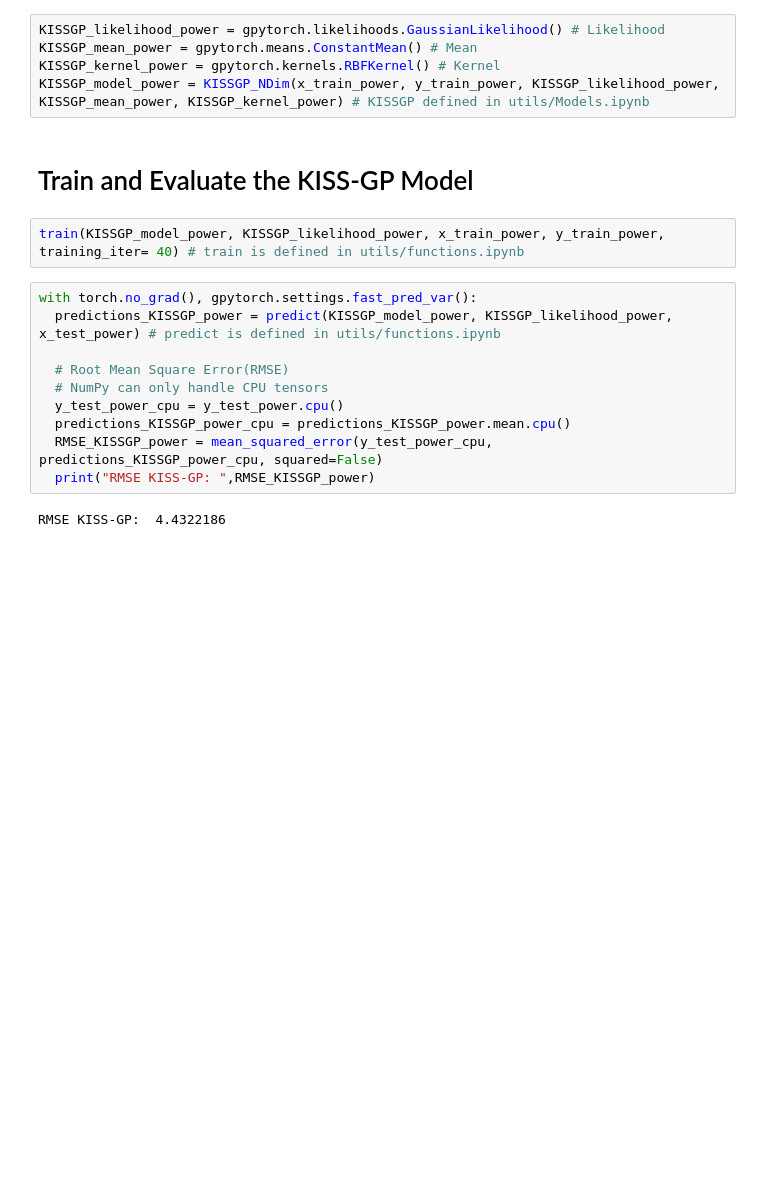
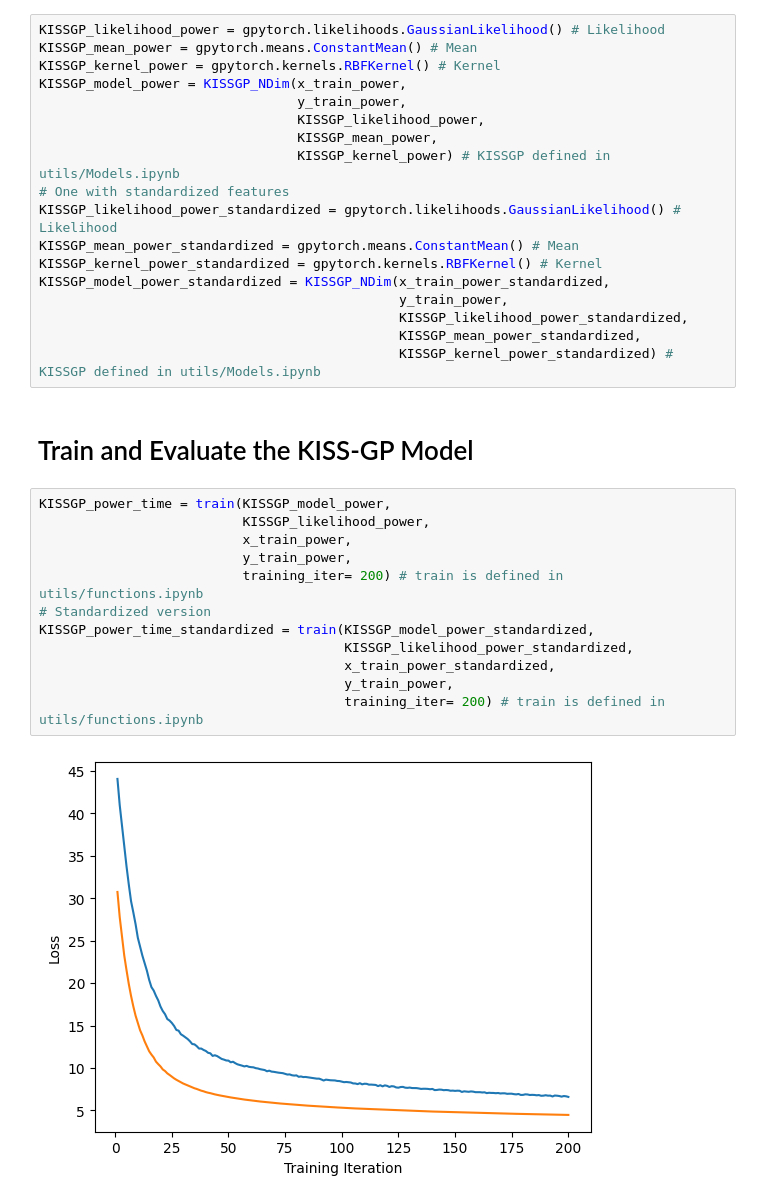
Before and after one commit to Sabelz/Master_Thesis_Alexander, a Jupyter notebook: GPs/PowerGPs.ipynb, the cells around one changed output. Saved outputs shown, nothing was run; the diff lists cells and outputs as text; blank space fills up the shorter version.

Commit message:
First version of inducing model

```diff
--- a/GPs/PowerGPs.ipynb
+++ b/GPs/PowerGPs.ipynb
@@ -80,20 +96,33 @@ test_loader_power = DataLoader(test_dataset_power, batch_size=500, shuffle=False
 KISSGP_likelihood_power = gpytorch.likelihoods.GaussianLikelihood() # Likelihood
 KISSGP_mean_power = gpytorch.means.ConstantMean() # Mean
 KISSGP_kernel_power = gpytorch.kernels.RBFKernel() # Kernel
-KISSGP_model_power = KISSGP_NDim(x_train_power, y_train_power, KISSGP_likelihood_power, KISSGP_mean_power, KISSGP_kernel_power) # KISSGP defined in utils/Models.ipynb
+KISSGP_model_power = KISSGP_NDim(x_train_power,
+                                 y_train_power,
+                                 KISSGP_likelihood_power,
+                                 KISSGP_mean_power,
+                                 KISSGP_kernel_power) # KISSGP defined in utils/Models.ipynb
+# One with standardized features
+KISSGP_likelihood_power_standardized = gpytorch.likelihoods.GaussianLikelihood() # Likelihood
+KISSGP_mean_power_standardized = gpytorch.means.ConstantMean() # Mean
+KISSGP_kernel_power_standardized = gpytorch.kernels.RBFKernel() # Kernel
+KISSGP_model_power_standardized = KISSGP_NDim(x_train_power_standardized,
+                                              y_train_power,
+                                              KISSGP_likelihood_power_standardized,
+                                              KISSGP_mean_power_standardized,
+                                              KISSGP_kernel_power_standardized) # KISSGP defined in utils/Models.ipynb
 # %% [markdown]
 # Train and Evaluate the KISS-GP Model
 # %%
-train(KISSGP_model_power, KISSGP_likelihood_power, x_train_power, y_train_power, training_iter= 40) # train is defined in utils/functions.ipynb
+KISSGP_power_time = train(KISSGP_model_power,
+                          KISSGP_likelihood_power,
+                          x_train_power,
+                          y_train_power,
+                          training_iter= 200) # train is defined in utils/functions.ipynb
+# Standardized version
+KISSGP_power_time_standardized = train(KISSGP_model_power_standardized,
+                                       KISSGP_likelihood_power_standardized,
+                                       x_train_power_standardized,
+                                       y_train_power,
+                                       training_iter= 200) # train is defined in utils/functions.ipynb
+# %% [output]
+[figure, added]
-# %%
-with torch.no_grad(), gpytorch.settings.fast_pred_var():
-  predictions_KISSGP_power = predict(KISSGP_model_power, KISSGP_likelihood_power, x_test_power) # predict is defined in utils/functions.ipynb
-
-  # Root Mean Square Error(RMSE)
-  # NumPy can only handle CPU tensors
-  y_test_power_cpu = y_test_power.cpu()
-  predictions_KISSGP_power_cpu = predictions_KISSGP_power.mean.cpu()
-  RMSE_KISSGP_power = mean_squared_error(y_test_power_cpu, predictions_KISSGP_power_cpu, squared=False)
-  print("RMSE KISS-GP: ",RMSE_KISSGP_power)
-# %% [output]
-RMSE KISS-GP:  4.4322186
```
Also changed, not shown: parts of 23 cells of this notebook.
